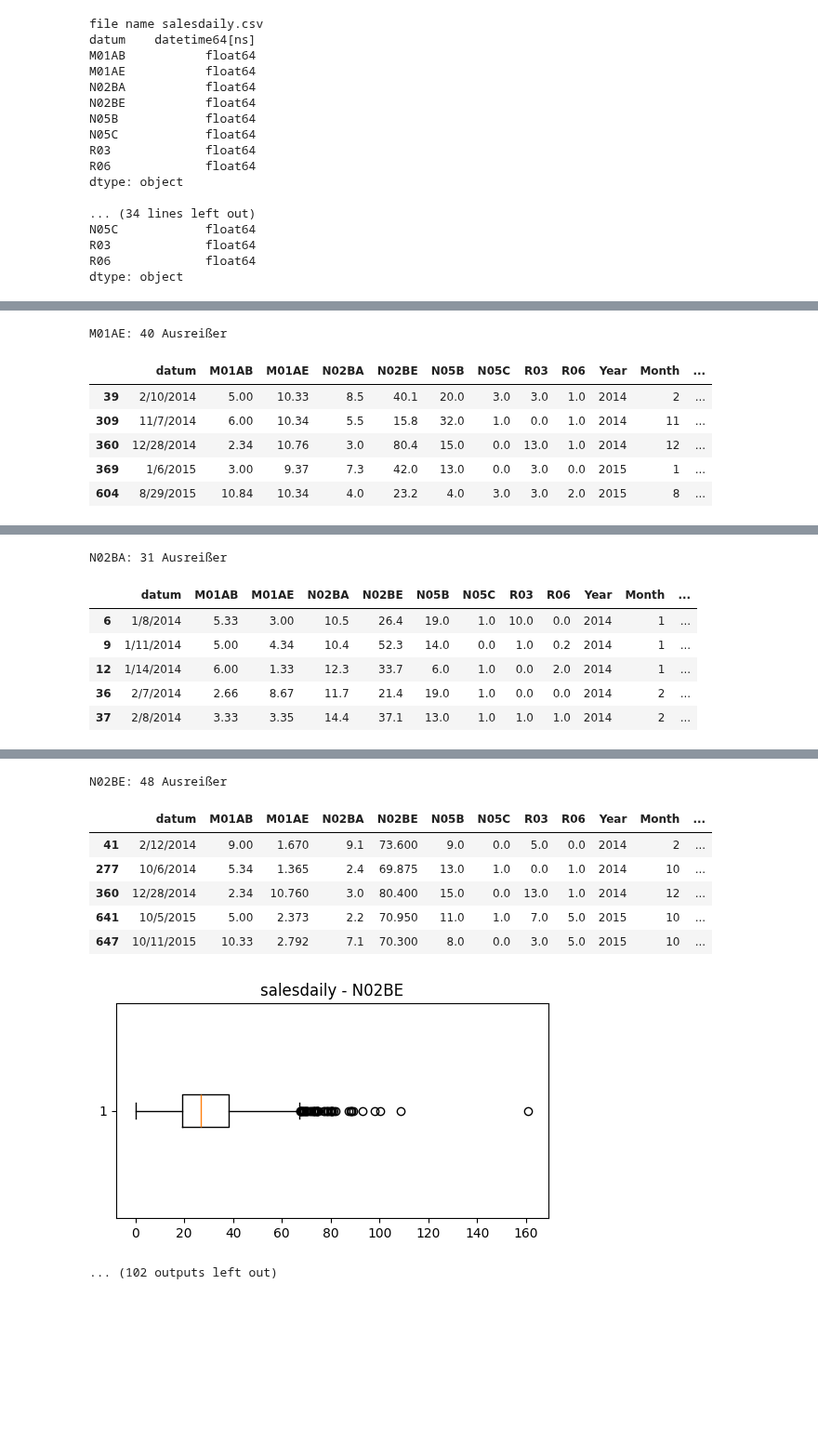
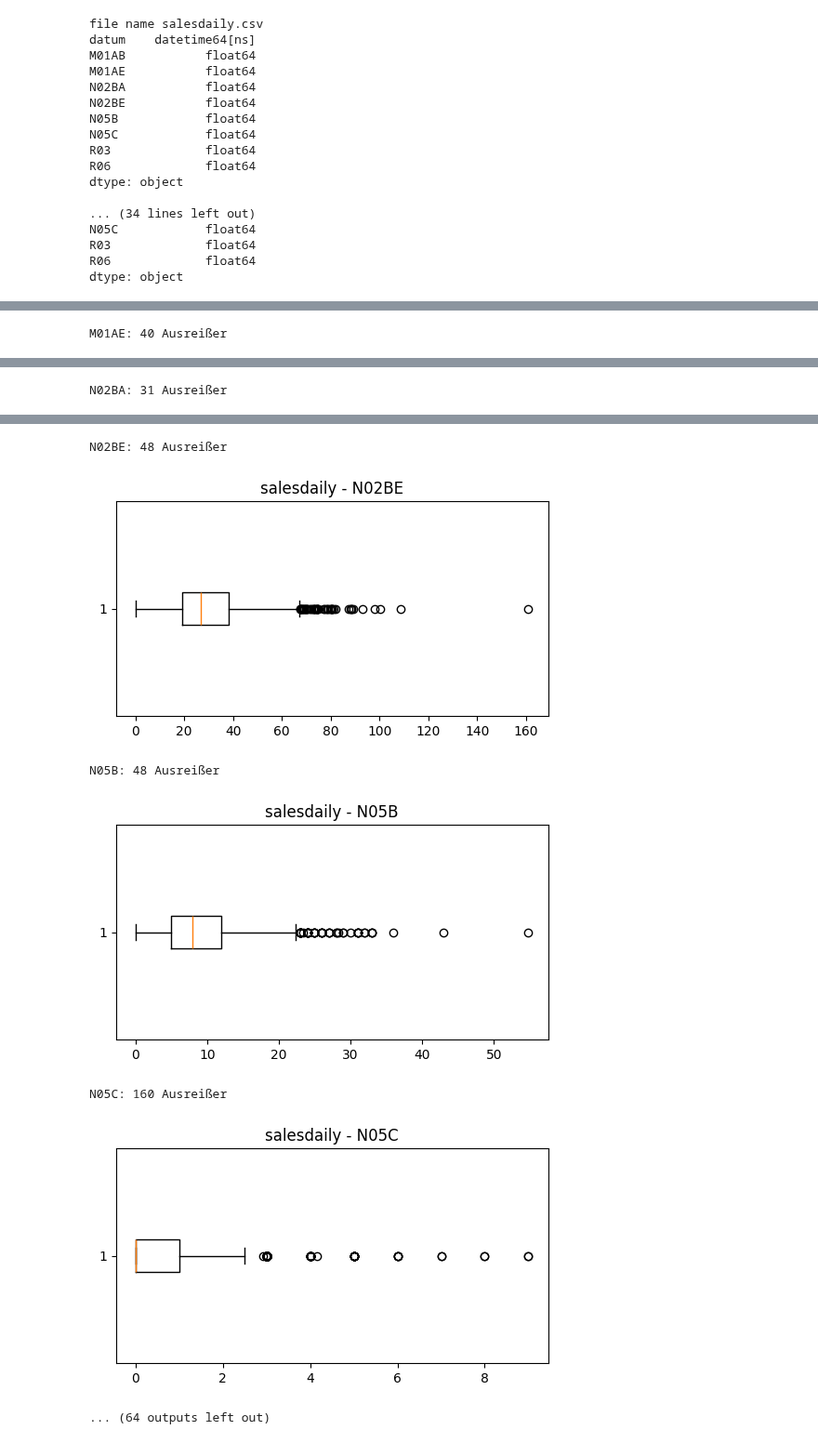
Before and after one commit to YamenNahhas/my-data-project, a Jupyter notebook: notebooks/pharma-sales-data.ipynb, the cells around one changed output, grey strips where cells are left out. Shown at 93% size. Cells and saved outputs as stored; diff of their text form; code cells hidden in the pictures; blank space fills up the shorter version.

```diff
--- a/notebooks/pharma-sales-data.ipynb
+++ b/notebooks/pharma-sales-data.ipynb
@@ -171,8 +171,6 @@ for name, df in dfs.items():
 
         print(f"{col}: {len(outliers)} Ausreißer")
 
-        display(outliers.head())
-
         plt.figure(figsize=(6,3))
         plt.boxplot(df[col], vert=False)
         plt.title(f"{name} - {col}")
@@ -189,26 +181,12 @@ M01AB: 26 Ausreißer
 [figure]
 M01AE: 40 Ausreißer
-|  | datum | M01AB | M01AE | N02BA | N02BE | N05B | N05C | R03 | R06 | Year | Month | ... |
-| 39 | 2/10/2014 | 5.00 | 10.33 | 8.5 | 40.1 | 20.0 | 3.0 | 3.0 | 1.0 | 2014 | 2 | ... |
-| 309 | 11/7/2014 | 6.00 | 10.34 | 5.5 | 15.8 | 32.0 | 1.0 | 0.0 | 1.0 | 2014 | 11 | ... |
-| 360 | 12/28/2014 | 2.34 | 10.76 | 3.0 | 80.4 | 15.0 | 0.0 | 13.0 | 1.0 | 2014 | 12 | ... |
-| 369 | 1/6/2015 | 3.00 | 9.37 | 7.3 | 42.0 | 13.0 | 0.0 | 3.0 | 0.0 | 2015 | 1 | ... |
-| 604 | 8/29/2015 | 10.84 | 10.34 | 4.0 | 23.2 | 4.0 | 3.0 | 3.0 | 2.0 | 2015 | 8 | ... |
 [figure]
 N02BA: 31 Ausreißer
-|  | datum | M01AB | M01AE | N02BA | N02BE | N05B | N05C | R03 | R06 | Year | Month | ... |
-| 6 | 1/8/2014 | 5.33 | 3.00 | 10.5 | 26.4 | 19.0 | 1.0 | 10.0 | 0.0 | 2014 | 1 | ... |
-| 9 | 1/11/2014 | 5.00 | 4.34 | 10.4 | 52.3 | 14.0 | 0.0 | 1.0 | 0.2 | 2014 | 1 | ... |
-| 12 | 1/14/2014 | 6.00 | 1.33 | 12.3 | 33.7 | 6.0 | 1.0 | 0.0 | 2.0 | 2014 | 1 | ... |
-| 36 | 2/7/2014 | 2.66 | 8.67 | 11.7 | 21.4 | 19.0 | 1.0 | 0.0 | 0.0 | 2014 | 2 | ... |
-| 37 | 2/8/2014 | 3.33 | 3.35 | 14.4 | 37.1 | 13.0 | 1.0 | 1.0 | 1.0 | 2014 | 2 | ... |
 [figure]
 N02BE: 48 Ausreißer
-|  | datum | M01AB | M01AE | N02BA | N02BE | N05B | N05C | R03 | R06 | Year | Month | ... |
-| 41 | 2/12/2014 | 9.00 | 1.670 | 9.1 | 73.600 | 9.0 | 0.0 | 5.0 | 0.0 | 2014 | 2 | ... |
-| 277 | 10/6/2014 | 5.34 | 1.365 | 2.4 | 69.875 | 13.0 | 1.0 | 0.0 | 1.0 | 2014 | 10 | ... |
-| 360 | 12/28/2014 | 2.34 | 10.760 | 3.0 | 80.400 | 15.0 | 0.0 | 13.0 | 1.0 | 2014 | 12 | ... |
-| 641 | 10/5/2015 | 5.00 | 2.373 | 2.2 | 70.950 | 11.0 | 1.0 | 7.0 | 5.0 | 2015 | 10 | ... |
-| 647 | 10/11/2015 | 10.33 | 2.792 | 7.1 | 70.300 | 8.0 | 0.0 | 3.0 | 5.0 | 2015 | 10 | ... |
 [figure]
-... (102 outputs left out)
+N05B: 48 Ausreißer
+[figure, added]
+N05C: 160 Ausreißer
+[figure, added]
+... (64 outputs left out)
```
Also changed, not shown: parts of 6 cells of this notebook.
